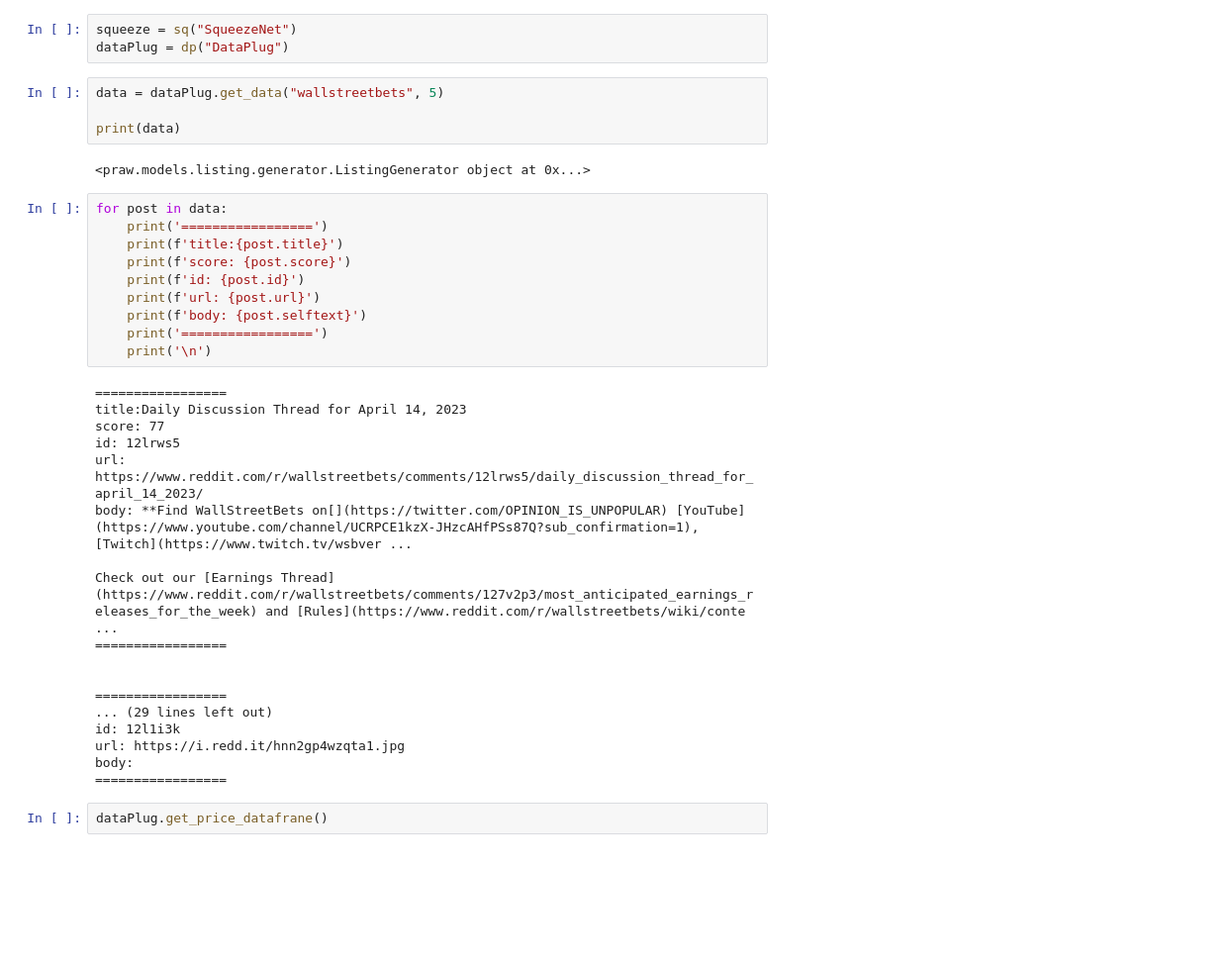
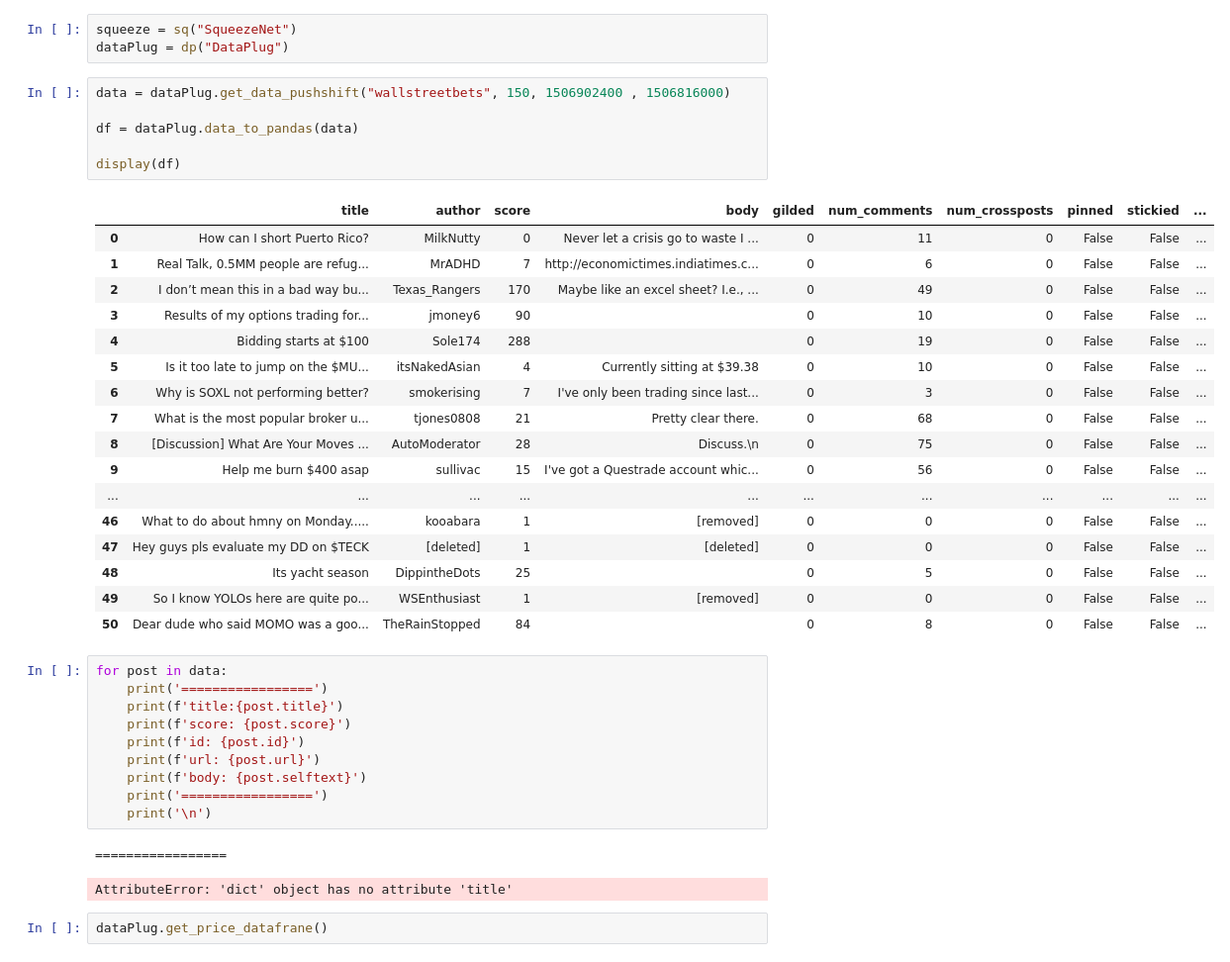
Before and after one commit to JKelly423/SqueezeNet, a Jupyter notebook: driver.ipynb, the cells around one changed output. Shown at 99% size. Drawn from its saved outputs; the diff is of its cells as text; blank space fills up the shorter version.

Commit message:
Get_data_pushshift and data_to_pandas added
A function to fetch posts with pushshift and a function to convert that data to a pandas dataframe were added

```diff
--- a/driver.ipynb
+++ b/driver.ipynb
@@ -4,12 +4,30 @@ from SqueezeNet import SqueezeNet as sq
 # %%
 squeeze = sq("SqueezeNet")
 dataPlug = dp("DataPlug")
-# %%
-data = dataPlug.get_data("wallstreetbets", 5)
-
-print(data)
-# %% [output]
-<praw.models.listing.generator.ListingGenerator object at 0x...>
+# %%
+data = dataPlug.get_data_pushshift("wallstreetbets", 150, 1506902400 , 1506816000)
+
+df = dataPlug.data_to_pandas(data)
+
+display(df)
+# %% [output]
+|  | title | author | score | body | gilded | num_comments | num_crossposts | pinned | stickied | ... |
+| 0 | How can I short Puerto Rico? | MilkNutty | 0 | Never let a crisis go to waste I ... | 0 | 11 | 0 | False | False | ... |
+| 1 | Real Talk, 0.5MM people are refug... | MrADHD | 7 | http://economictimes.indiatimes.c... | 0 | 6 | 0 | False | False | ... |
+| 2 | I don’t mean this in a bad way bu... | Texas_Rangers | 170 | Maybe like an excel sheet? I.e., ... | 0 | 49 | 0 | False | False | ... |
+| 3 | Results of my options trading for... | jmoney6 | 90 |  | 0 | 10 | 0 | False | False | ... |
+| 4 | Bidding starts at $100 | Sole174 | 288 |  | 0 | 19 | 0 | False | False | ... |
+| 5 | Is it too late to jump on the $MU... | itsNakedAsian | 4 | Currently sitting at $39.38 | 0 | 10 | 0 | False | False | ... |
+| 6 | Why is SOXL not performing better? | smokerising | 7 | I've only been trading since last... | 0 | 3 | 0 | False | False | ... |
+| 7 | What is the most popular broker u... | tjones0808 | 21 | Pretty clear there. | 0 | 68 | 0 | False | False | ... |
+| 8 | [Discussion] What Are Your Moves ... | AutoModerator | 28 | Discuss.\n | 0 | 75 | 0 | False | False | ... |
+| 9 | Help me burn $400 asap | sullivac | 15 | I've got a Questrade account whic... | 0 | 56 | 0 | False | False | ... |
+| ... | ... | ... | ... | ... | ... | ... | ... | ... | ... | ... |
+| 46 | What to do about hmny on Monday..... | kooabara | 1 | [removed] | 0 | 0 | 0 | False | False | ... |
+| 47 | Hey guys pls evaluate my DD on $TECK | [deleted] | 1 | [deleted] | 0 | 0 | 0 | False | False | ... |
+| 48 | Its yacht season | DippintheDots | 25 |  | 0 | 5 | 0 | False | False | ... |
+| 49 | So I know YOLOs here are quite po... | WSEnthusiast | 1 | [removed] | 0 | 0 | 0 | False | False | ... |
+| 50 | Dear dude who said MOMO was a goo... | TheRainStopped | 84 |  | 0 | 8 | 0 | False | False | ... |
 # %%
 for post in data:
     print('=================')
@@ -22,22 +40,7 @@ for post in data:
     print('\n')
 # %% [output]
 =================
-title:Daily Discussion Thread for April 14, 2023
-score: 77
-id: 12lrws5
-url: https://www.reddit.com/r/wallstreetbets/comments/12lrws5/daily_discussion_thread_for_april_14_2023/
-body: **Find WallStreetBets on[](https://twitter.com/OPINION_IS_UNPOPULAR) [YouTube](https://www.youtube.com/channel/UCRPCE1kzX-JHzcAHfPSs87Q?sub_confirmation=1), [Twitch](https://www.twitch.tv/wsbver ...
-
-Check out our [Earnings Thread](https://www.reddit.com/r/wallstreetbets/comments/127v2p3/most_anticipated_earnings_releases_for_the_week) and [Rules](https://www.reddit.com/r/wallstreetbets/wiki/conte ...
-=================
-
-
-=================
-... (29 lines left out)
-id: 12l1i3k
-url: https://i.redd.it/hnn2gp4wzqta1.jpg
-body:
-=================
+AttributeError: 'dict' object has no attribute 'title'
 # %%
 dataPlug.get_price_datafrane()
 # %% [output]
```
Also changed, not shown: 1 other file.
